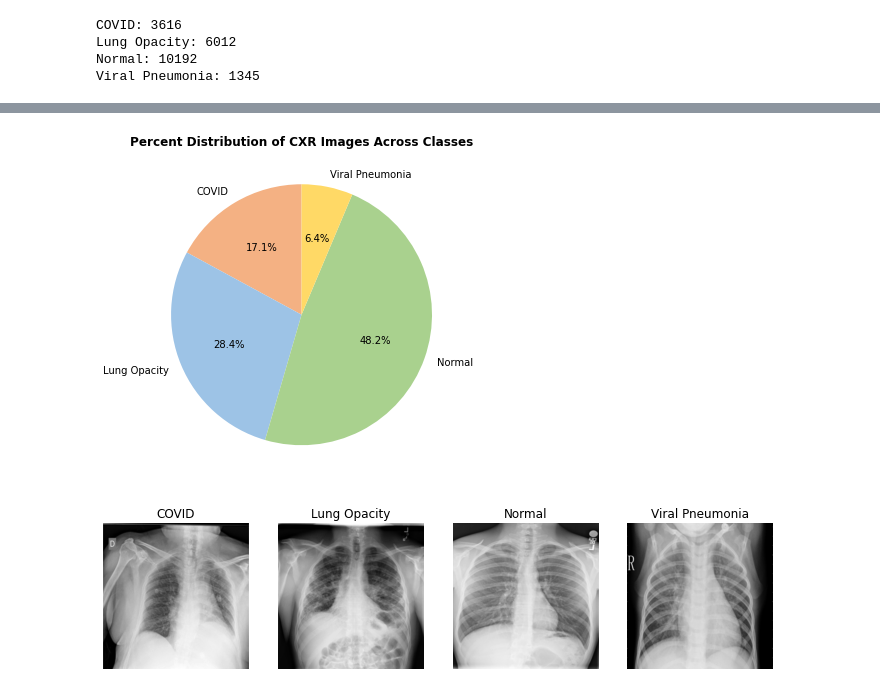
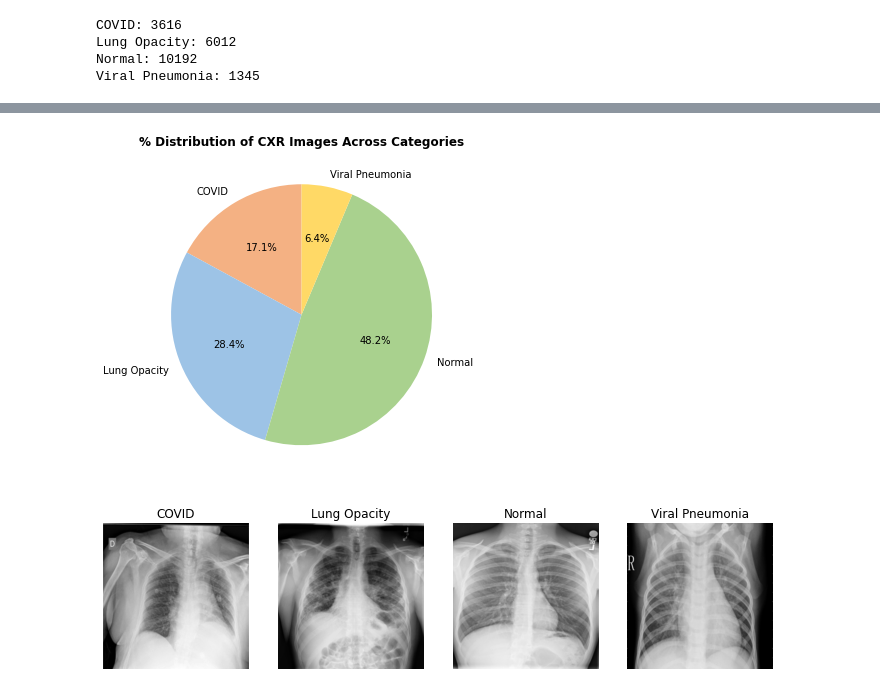
Before and after one commit to mansimann/chest-x-ray-classification, a Jupyter notebook: cxr_classification.ipynb, the cells around one changed output, grey strips where cells are left out. Saved outputs shown, nothing was run; the diff lists cells and outputs as text; code cells hidden in the pictures.

```diff
--- a/cxr_classification.ipynb
+++ b/cxr_classification.ipynb
@@ -25,16 +25,16 @@ from tensorflow.keras.preprocessing.image import ImageDataGenerator
 # %%
-# print the subdirectories of the database
-database_path = 'covid-19_radiography_dataset'
-dir_list = os.listdir(database_path)
+# Print the subdirectories of the dataset
+DATASET_PATH = 'covid-19_radiography_dataset'
+dir_list = os.listdir(DATASET_PATH)
 print(dir_list)
 # %% [output]
 ['COVID', 'Lung Opacity', 'Normal', 'Viral Pneumonia']
 # %%
-# print the number of images per subdirectory
+# Print the number of images per subdirectory
 num_of_images = []
 dir_iter = iter(dir_list)
-for root, dirs, files in os.walk(database_path):
-    if root == database_path: continue
+for root, dirs, files in os.walk(DATASET_PATH):
+    if root == DATASET_PATH: continue
     print('{}: {}'.format(next(dir_iter), len(files)))
     num_of_images.append(len(files))
 # %% [output]
@@ -95,10 +94,14 @@ plt.show()
 # %%
-# visualize the % distribution of images across subdirectories
+# Plot the percent distribution of images across subdirectories
 plt.figure(facecolor='white', figsize=(6,6))
-plt.pie(num_of_images, labels=dir_list, colors=colors, autopct='%.1f%%', startangle=90)
-plt.title('Percent Distribution of CXR Images Across Classes', fontweight='bold')
+plt.pie(num_of_images,
+        labels=dir_list,
+        colors=colors,
+        autopct='%.1f%%',
+        startangle=90)
+plt.title('% Distribution of CXR Images Across Categories', fontweight='bold')
 plt.savefig('figures/pie_chart.png', dpi=200)
 plt.show()
 # %% [output]
-[figure, old version]
+[figure, new version]
 # %%
```
Also changed, not shown: parts of 45 cells of this notebook, 17 other files.
